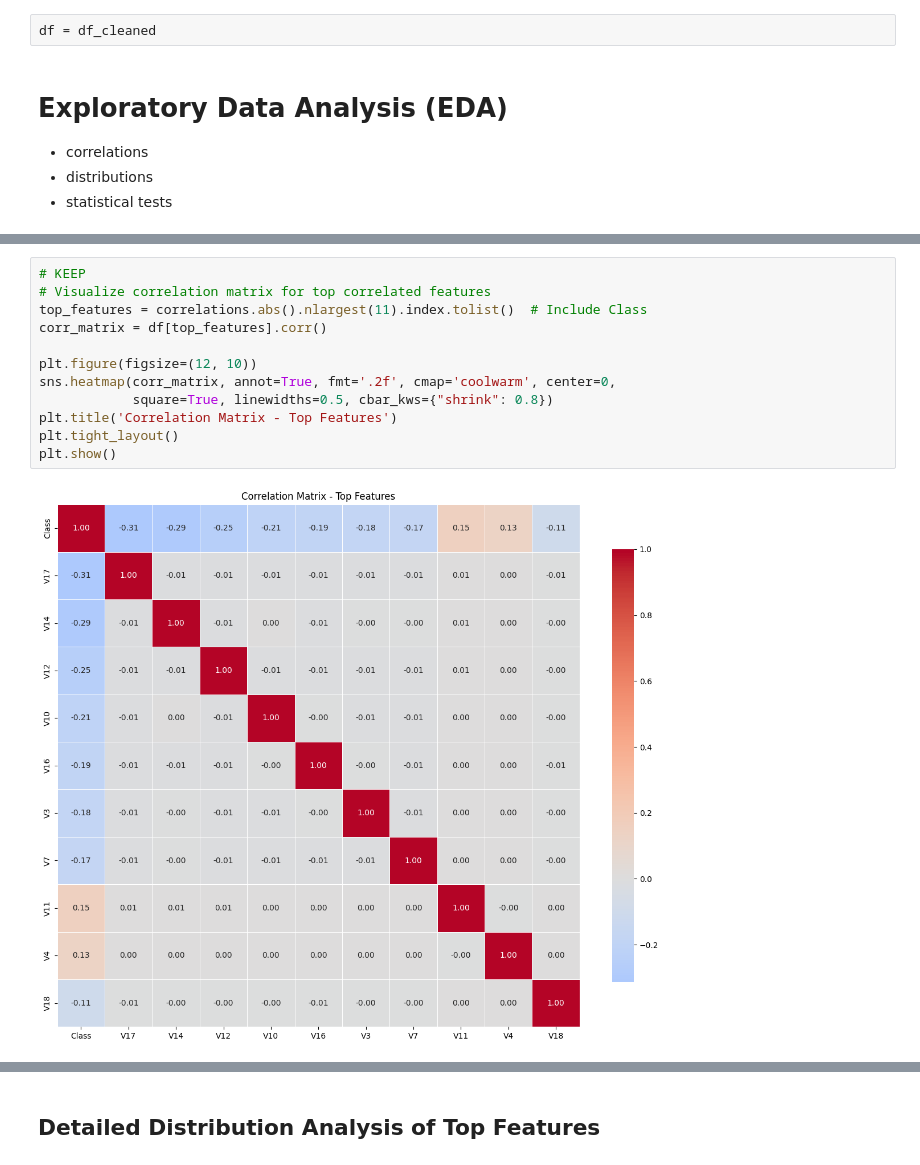
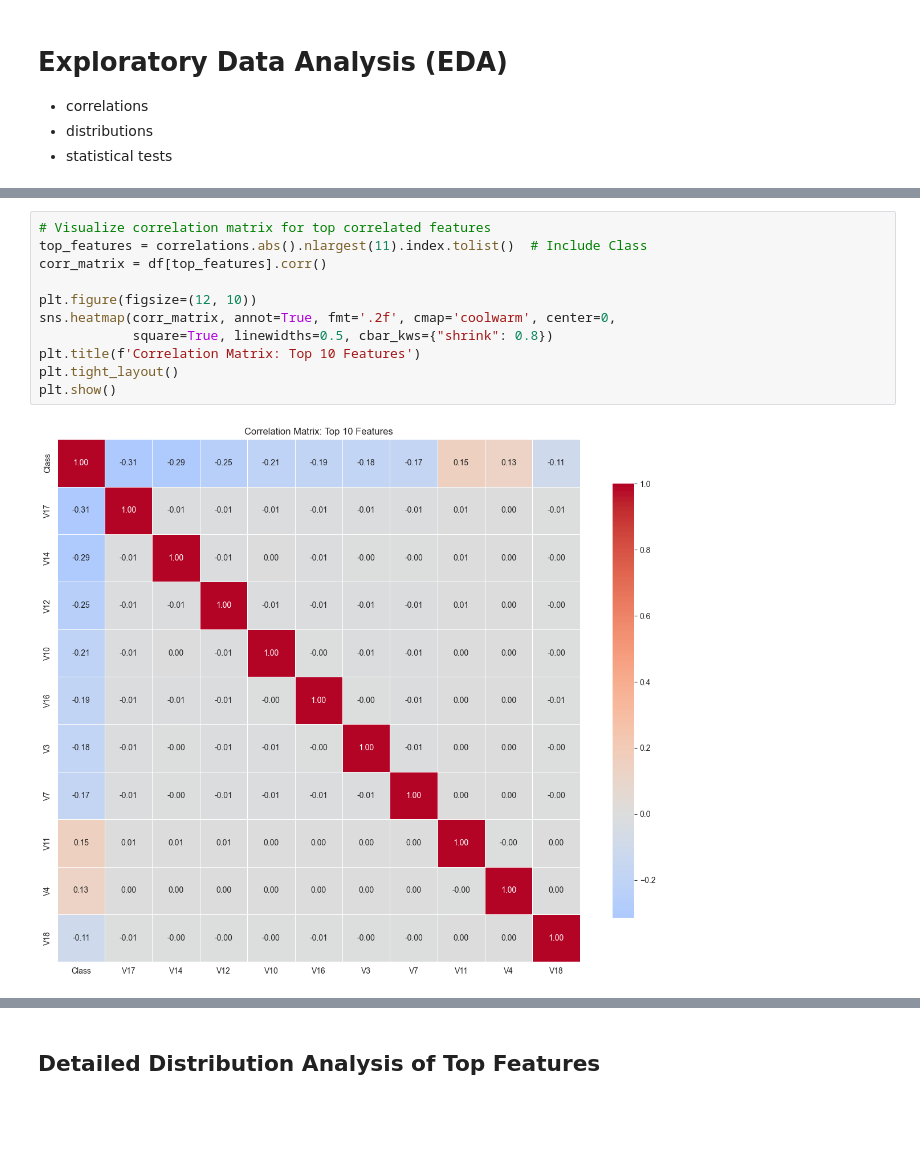
Before and after one commit to cam-bell/real-time-fraud-detection, a Jupyter notebook: notebooks/full_analysis.ipynb, the cells around one changed output, grey strips where cells are left out. Drawn from its saved outputs; the diff is of its cells as text; blank space fills up the shorter version.

```diff
--- a/notebooks/full_analysis.ipynb
+++ b/notebooks/full_analysis.ipynb
@@ -459,5 +549,3 @@ Imbalance Ratio:
-# %%
-df = df_cleaned
 # %% [markdown]
 # Exploratory Data Analysis (EDA)
 - correlations
@@ -668,14 +752,13 @@ Name: Class, dtype: float64
 # %%
-# KEEP
 # Visualize correlation matrix for top correlated features
 top_features = correlations.abs().nlargest(11).index.tolist()  # Include Class
 corr_matrix = df[top_features].corr()
 
 plt.figure(figsize=(12, 10))
 sns.heatmap(corr_matrix, annot=True, fmt='.2f', cmap='coolwarm', center=0,
             square=True, linewidths=0.5, cbar_kws={"shrink": 0.8})
-plt.title('Correlation Matrix - Top Features')
+plt.title(f'Correlation Matrix: Top 10 Features')
 plt.tight_layout()
 plt.show()
 # %% [output]
-[figure, old version]
+[figure, new version]
```
Also changed, not shown: parts of 88 cells of this notebook, 4 other files.
